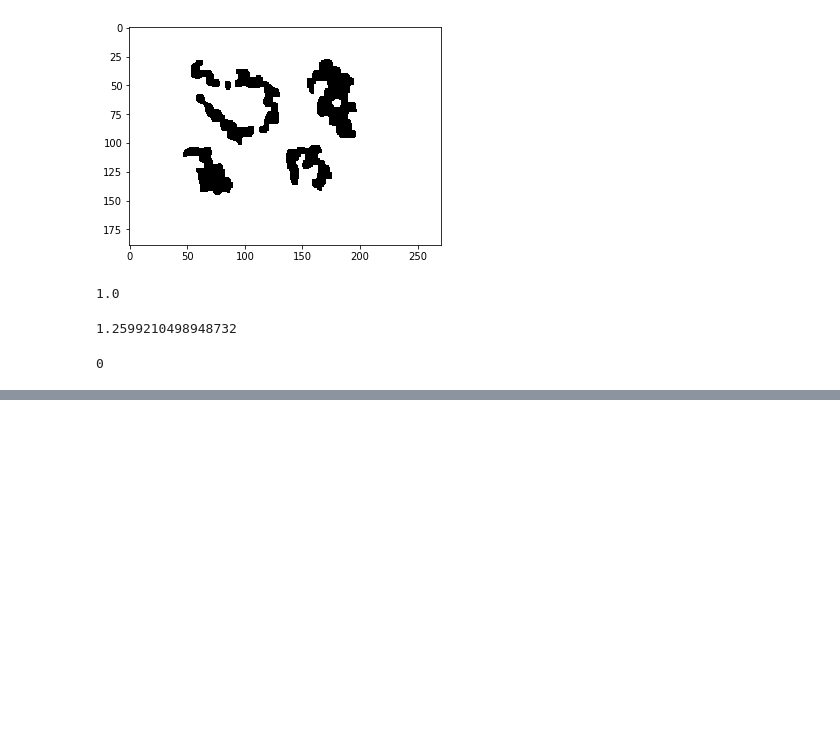
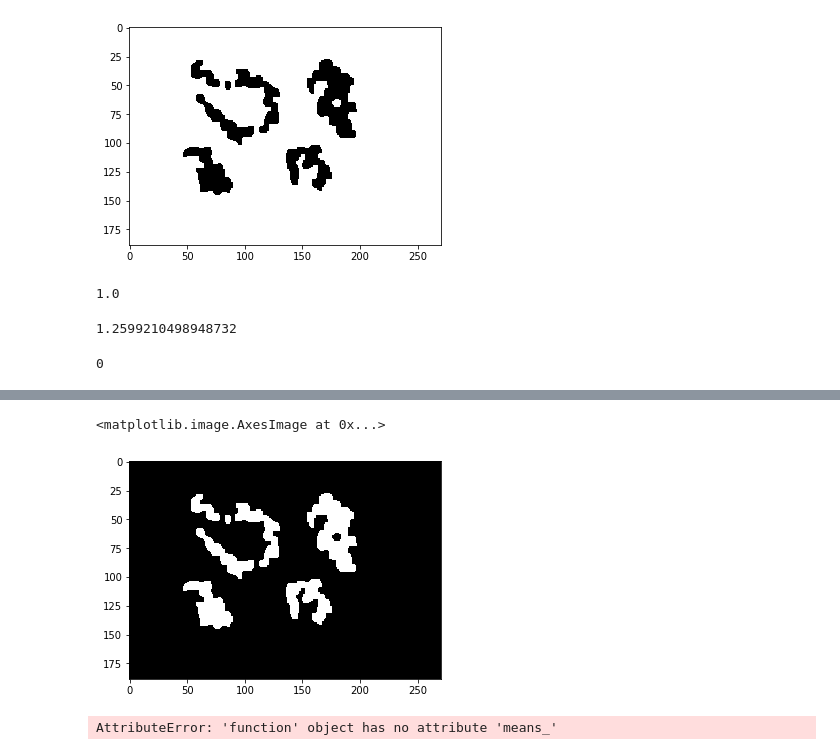
Before and after one commit to saketkc/pyvirchow, a Jupyter notebook: notebooks/04.Normalization-demo.ipynb, the cells around one changed output, grey strips where cells are left out. Saved outputs shown, nothing was run; the diff lists cells and outputs as text; code cells hidden in the pictures; blank space fills up the shorter version.

```diff
--- a/notebooks/04.Normalization-demo.ipynb
+++ b/notebooks/04.Normalization-demo.ipynb
@@ -1044,0 +1056,13 @@ a[0,0] = 3+3
+# %%
+plt.imshow(segmeneted, cmap='gray')
+# %% [output]
+<matplotlib.image.AxesImage at 0x...>
+[figure, added]
+# %%
+foreground_threshold = clf.means_.min()
+
+im_fgnd_mask = sp.ndimage.morphology.binary_fill_holes(
+    im_nuclei_stain < foreground_threshold)
+plt.imshow(im_fgnd_mask, cmap='gray')
+# %% [output]
+AttributeError: 'function' object has no attribute 'means_'
```
Also changed, not shown: parts of 8 cells of this notebook, 3 other files.
